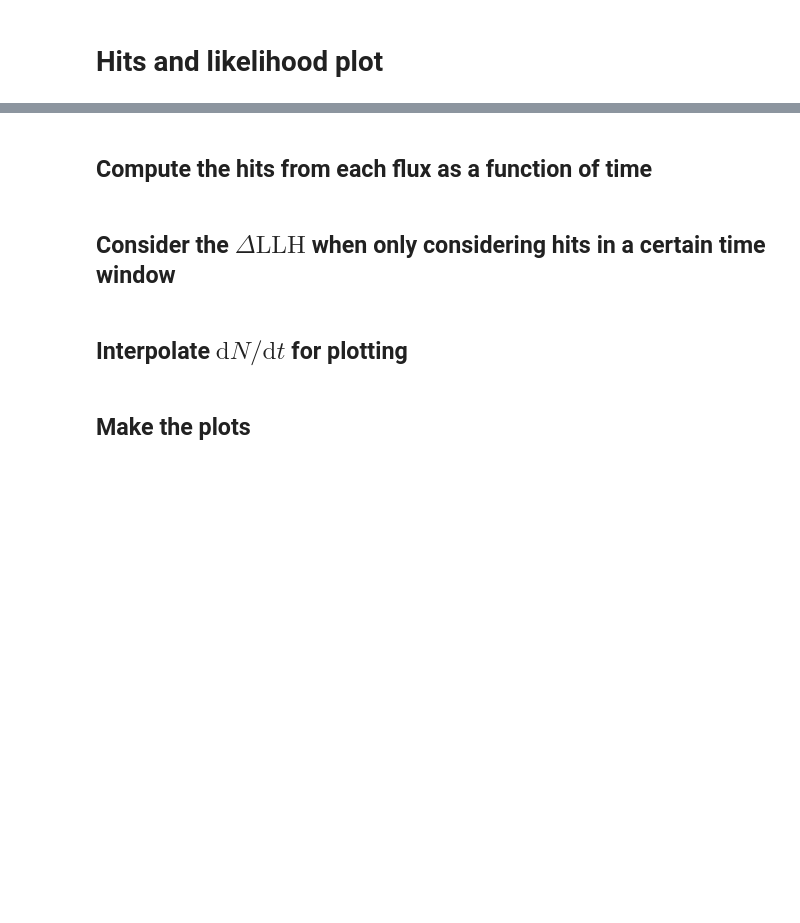
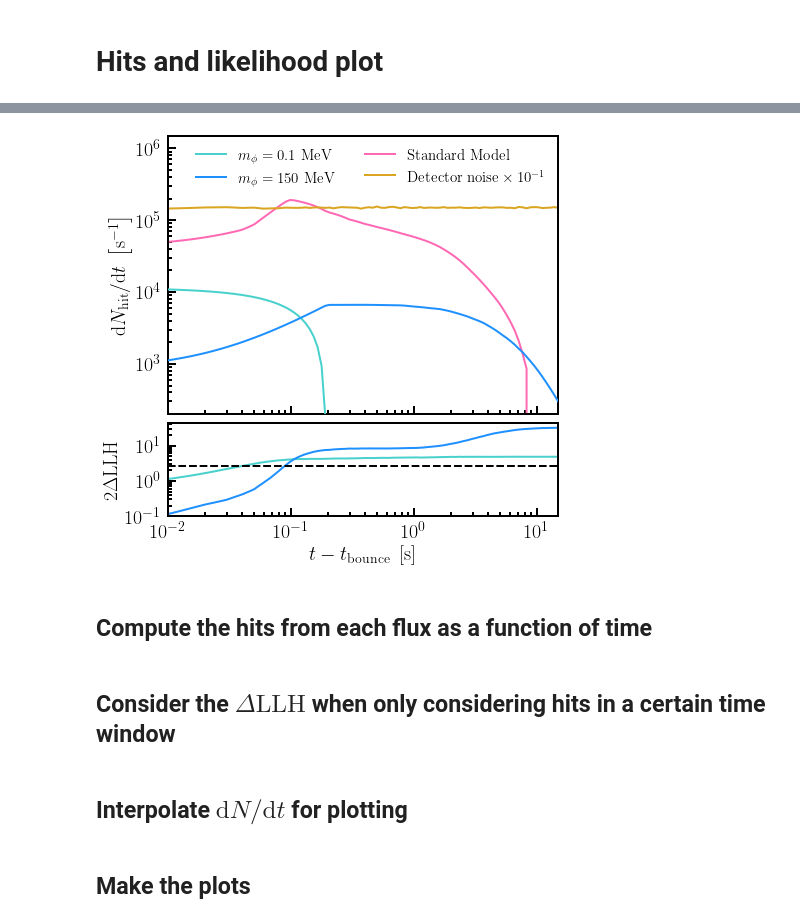
Before and after one commit to jlazar17/NuTel_SNe_BSM, a Jupyter notebook: examples/paper_plots.ipynb, the cells around one changed output, grey strips where cells are left out. Saved outputs shown, nothing was run; the diff lists cells and outputs as text; code cells hidden in the pictures; blank space fills up the shorter version.

```diff
--- a/examples/paper_plots.ipynb
+++ b/examples/paper_plots.ipynb
@@ -133,3 +149,72 @@ plt.show()
+# %%
+fig, axs = plt.subplots(
+    figsize=(7, 7),
+    nrows=2,
+    gridspec_kw={"hspace": 0.05, "height_ratios": (3,1)}
+)
+
+logspace_t = np.logspace(-2, np.log10(14.9), 100)
+
+
+ax0, ax1 = axs[0], axs[1]
+for idx, model in enumerate(MODELS):
+    color = COLORS[idx]
+
+    with h5.File(TS_FILE) as h5f:
+        for k, v in h5f.items():
+            if v.attrs["bsm_name"]!=f"{model}_0":
+                continue
+            times = v["times"][:]
+            dt = np.diff(times)[0]
+            mask = times <= 15
+            times = times[mask]
+            hits = v["bsm_hits"][mask]
+            test_stats = np.median(np.cumsum(v["test_statistic_series"][mask, :], axis=0), axis=1)
+
+            i = interp1d(times, test_stats)
+            line = ax1.plot(logspace_t, i(logspace_t), color=color)
+#             line = ax1.plot(times, test_stats, color=color)
+
+            i = interp1d(times, hits / dt)
+
+            ax0.plot(logspace_t, i(logspace_t), color=color, label=LABELS[idx], zorder=10)
+#             ax0.plot(times, hits / dt, color=color, label=LABELS[idx], zorder=10)
+
+            if idx==0:
+                continue
+
+            i = interp1d(times, v["sm_hits"][mask] / dt)
+            ax0.plot(logspace_t, i(logspace_t), color=COLORS[-1], label="Standard Model")
+
+            i = interp1d(times, 0.1 * v["bg_hits"][mask] / dt)
+            ax0.plot(logspace_t, i(logspace_t), color="goldenrod", label=r"$\mathrm{Detector~noise} \times 10^{-1}$")
+
+    with h5.File(TRIALS_FILE) as h5f:
+        for k, v in h5f.items():
+            if v.attrs["bsm_name"]!=f"{model}_0":
+                continue
+            bg95 = np.quantile(v["background/ts"], 0.95)
+            ax1.axhline(bg95, color="k", lw=2, ls="--")
+#             ax1.axhline(bg95, color=line[0].get_color(), lw=2, ls="--")
+
+ax0.legend(loc=1, fontsize=15, ncol=2, framealpha=0.0)
+ax0.loglog()
+ax0.set_ylim(200, 1.5e6)
+ax0.set_ylabel(r"$\mathrm{d}N_{\mathrm{hit}}/\mathrm{d}t~\left[\mathrm{s}^{-1}\right]$")
+
+ax1.set_xlabel(r"$t - t_{\mathrm{bounce}}~\left[\mathrm{s}\right]$")
+ax1.set_ylabel(r"$2\Delta \mathrm{LLH}$")
+ax1.loglog()
+ax1.set_ylim(0.1, None)
+
+for ax in axs:
+    ax.set_xlim(1e-2, 15)
+
+ax0.set_xticklabels([])
+
+plt.show()
+# %% [output]
+[figure, added]
 # %% [markdown]
 ## Compute the hits from each flux as a function of time
 # %%
```
Also changed, not shown: parts of 14 cells of this notebook.
